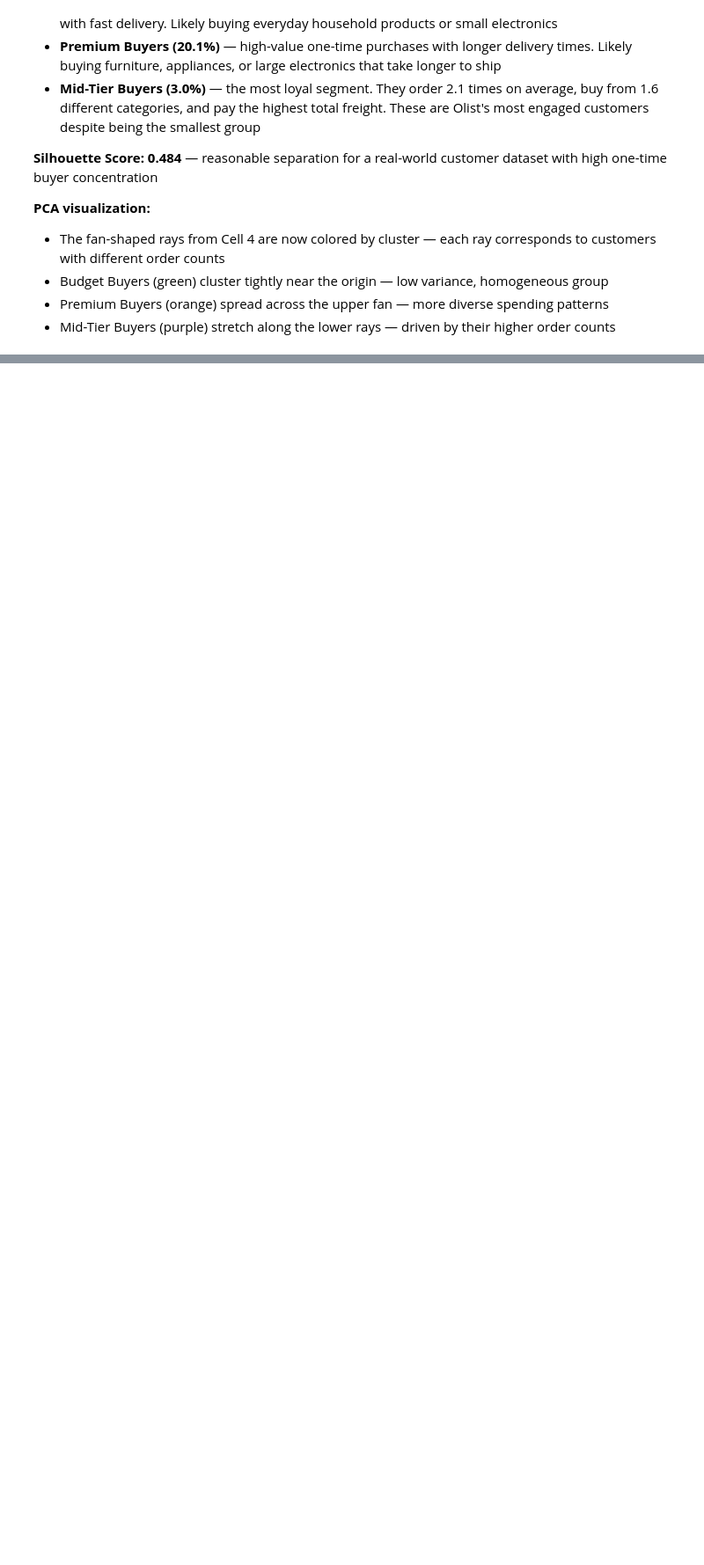
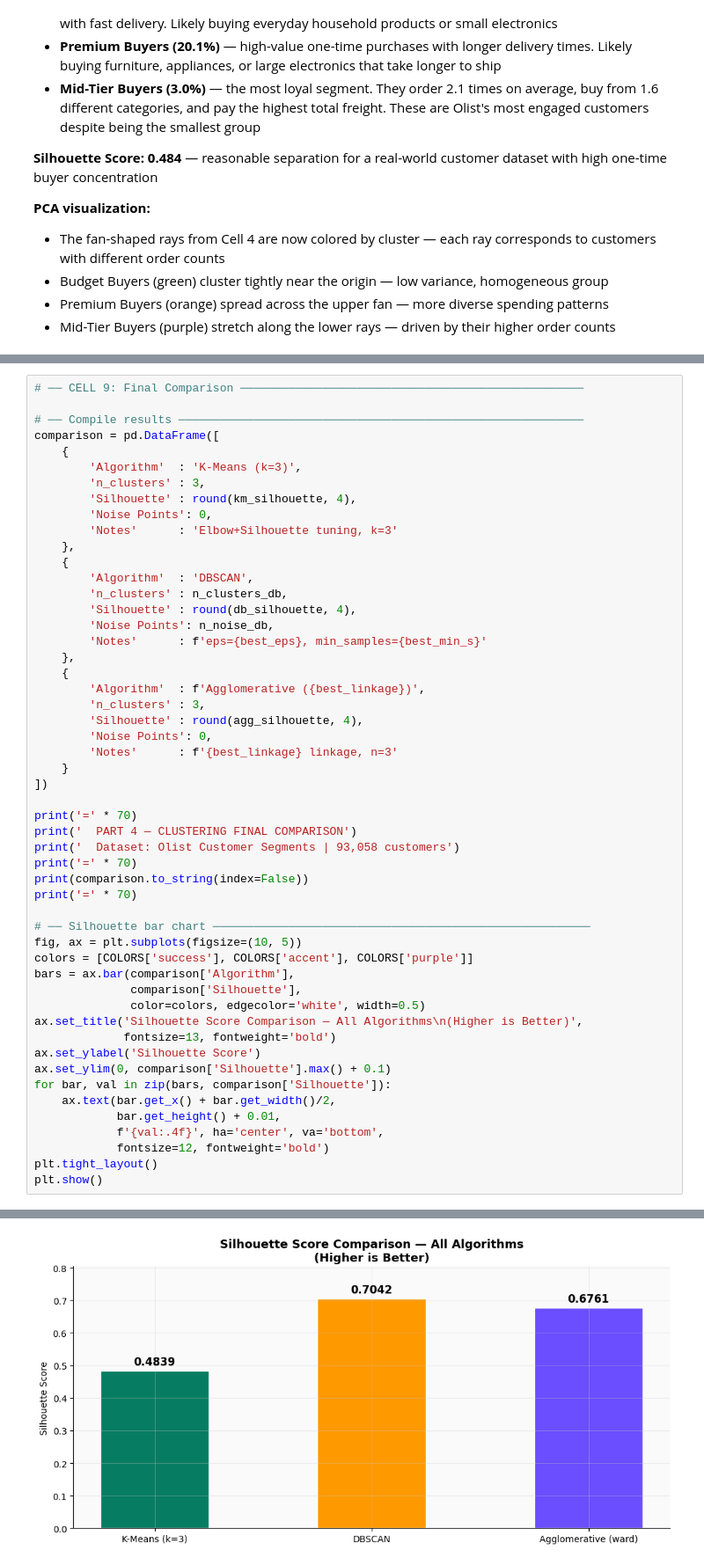
Before and after one commit to pramodkumarpodila-source/ds-ml-ecommerce, a Jupyter notebook: part4_clustering/part4_notebook.ipynb, the cells around one changed output, grey strips where cells are left out. Shown at 88% size. Cells and saved outputs as stored; diff of their text form; blank space fills up the shorter version.

```diff
--- a/part4_clustering/part4_notebook.ipynb
+++ b/part4_clustering/part4_notebook.ipynb
@@ -465,0 +741,53 @@ Fitting final K-Means with k=3 on full dataset...
+# %%
+# ── CELL 9: Final Comparison ──────────────────────────────────────────────────
+
+# ── Compile results ───────────────────────────────────────────────────────────
+comparison = pd.DataFrame([
+    {
+        'Algorithm'  : 'K-Means (k=3)',
+        'n_clusters' : 3,
+        'Silhouette' : round(km_silhouette, 4),
+        'Noise Points': 0,
+        'Notes'      : 'Elbow+Silhouette tuning, k=3'
+    },
+    {
+        'Algorithm'  : 'DBSCAN',
+        'n_clusters' : n_clusters_db,
+        'Silhouette' : round(db_silhouette, 4),
+        'Noise Points': n_noise_db,
+        'Notes'      : f'eps={best_eps}, min_samples={best_min_s}'
+    },
+    {
+        'Algorithm'  : f'Agglomerative ({best_linkage})',
+        'n_clusters' : 3,
+        'Silhouette' : round(agg_silhouette, 4),
+        'Noise Points': 0,
+        'Notes'      : f'{best_linkage} linkage, n=3'
+    }
+])
+
+print('=' * 70)
+print('  PART 4 — CLUSTERING FINAL COMPARISON')
+print('  Dataset: Olist Customer Segments | 93,058 customers')
+print('=' * 70)
+print(comparison.to_string(index=False))
+print('=' * 70)
+
+# ── Silhouette bar chart ───────────────────────────────────────────────────────
+fig, ax = plt.subplots(figsize=(10, 5))
+colors = [COLORS['success'], COLORS['accent'], COLORS['purple']]
+bars = ax.bar(comparison['Algorithm'],
+              comparison['Silhouette'],
+              color=colors, edgecolor='white', width=0.5)
+ax.set_title('Silhouette Score Comparison — All Algorithms\n(Higher is Better)',
+             fontsize=13, fontweight='bold')
+ax.set_ylabel('Silhouette Score')
+ax.set_ylim(0, comparison['Silhouette'].max() + 0.1)
+for bar, val in zip(bars, comparison['Silhouette']):
+    ax.text(bar.get_x() + bar.get_width()/2,
+            bar.get_height() + 0.01,
+            f'{val:.4f}', ha='center', va='bottom',
+            fontsize=12, fontweight='bold')
+plt.tight_layout()
+plt.show()
+# %% [output]
@@ -465,0 +803 @@ Fitting final K-Means with k=3 on full dataset...
+[figure, added]
```
Also changed, not shown: parts of 10 cells of this notebook.
